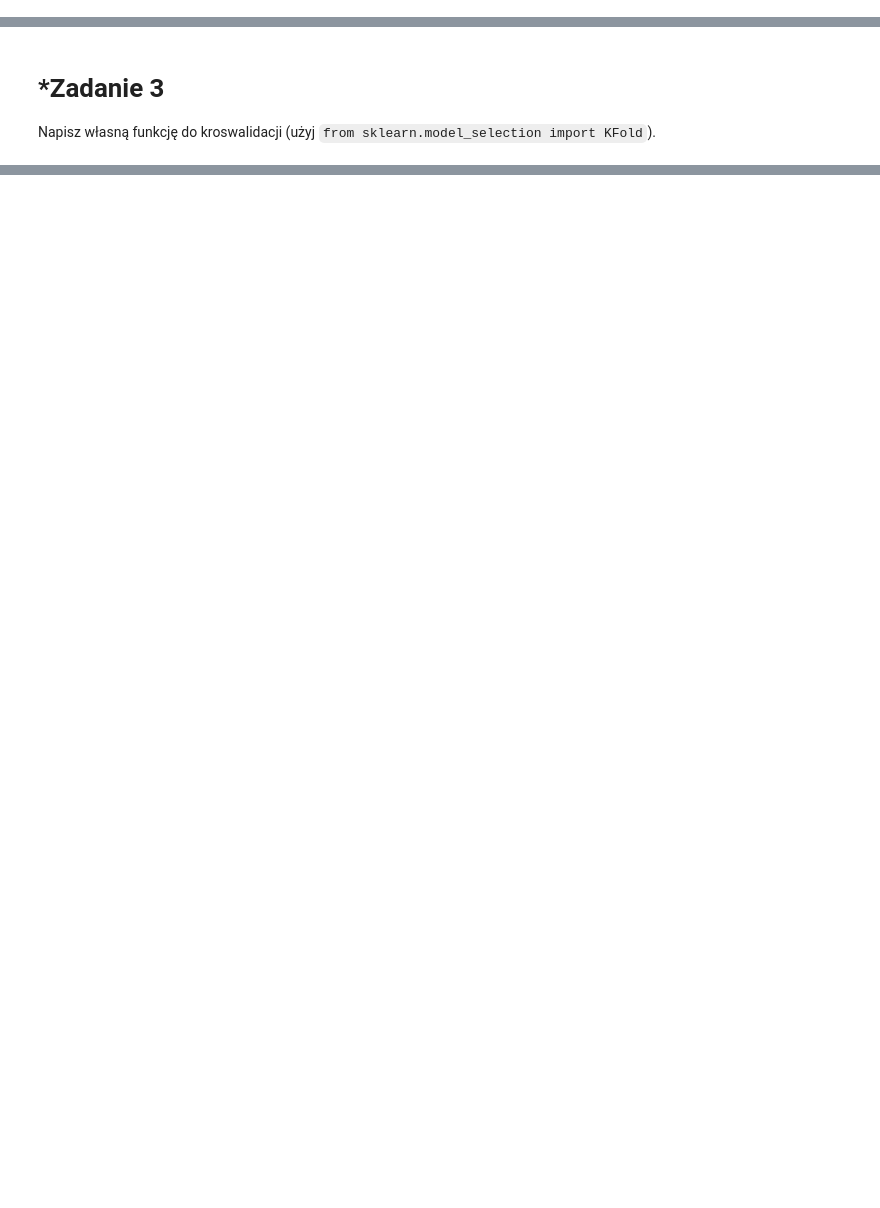
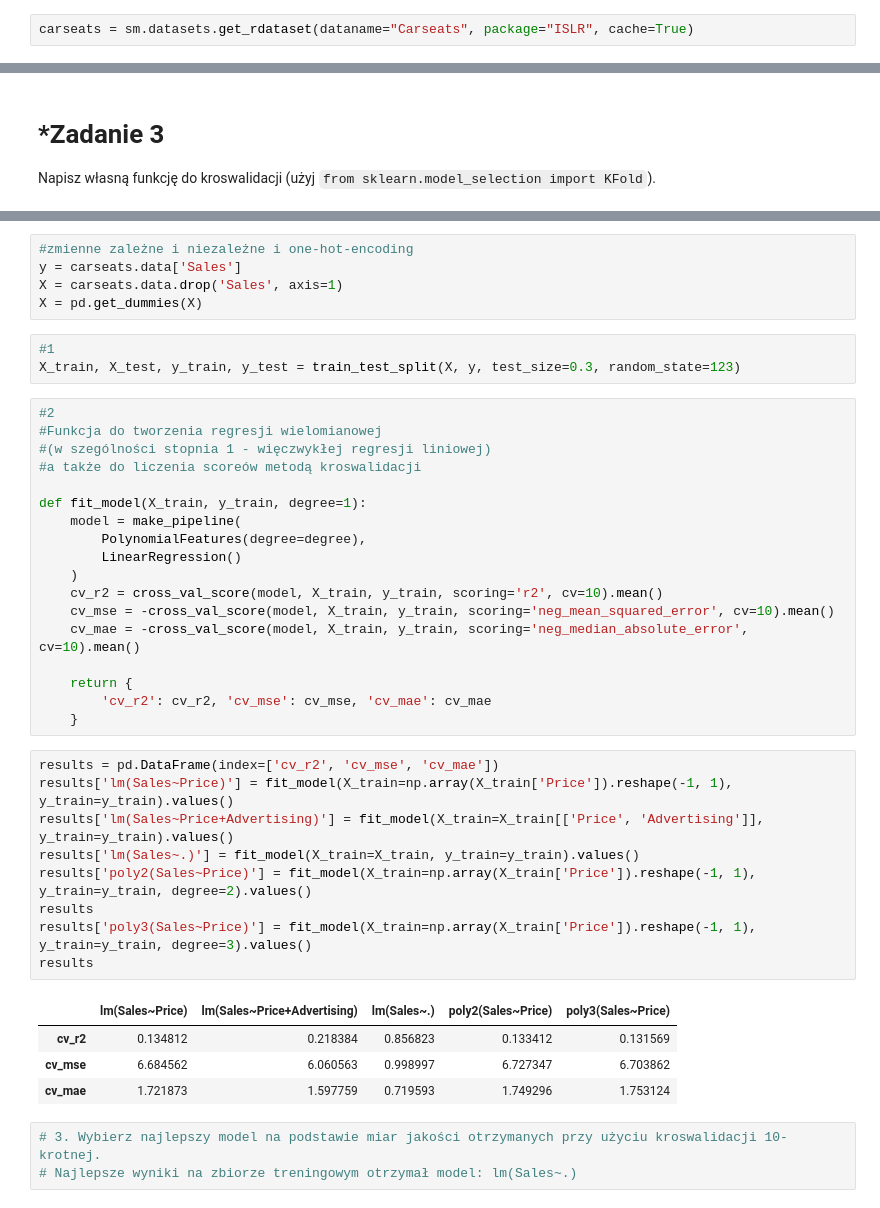
Before and after one commit to mdabrowski-phd/ds250223_regression, a Jupyter notebook: workshops/05_regresja/05_walidacja_modeli.ipynb, the cells around one changed output, grey strips where cells are left out. Cells and saved outputs as stored; diff of their text form; blank space fills up the shorter version.

Commit message:
walidacja_modeli_ost

```diff
--- a/workshops/05_regresja/05_walidacja_modeli.ipynb
+++ b/workshops/05_regresja/05_walidacja_modeli.ipynb
@@ -95,3 +248,5 @@ Wczytaj zbiór `Carseats`, a następnie
 3. Sprawdź jakość predykcji. Na podstawie nauczonego modelu na części treningowej, dokonaj predykcji wartość `Sales` dla wartości ze zbioru testowego. Porównaj jakość dopasowania z jakością predykcji.
 # %%
 from sklearn.model_selection import cross_val_score, train_test_split
+# %%
+carseats = sm.datasets.get_rdataset(dataname="Carseats", package="ISLR", cache=True)
@@ -123,3 +363,46 @@ e) wielomianowej stopnia 3 dla zmiennej `Price`;
 3. Wybierz najlepszy model na podstawie miar jakości otrzymanych przy użyciu kroswalidacji 10-krotnej.
 
 4. Dla najlepszego modelu dokonaj predykcji na zbiorze testowy. Wyznacz jakość predykcji.
+# %%
+#zmienne zależne i niezależne i one-hot-encoding
+y = carseats.data['Sales']
+X = carseats.data.drop('Sales', axis=1)
+X = pd.get_dummies(X)
+# %%
+#1
+X_train, X_test, y_train, y_test = train_test_split(X, y, test_size=0.3, random_state=123)
+# %%
+#2
+#Funkcja do tworzenia regresji wielomianowej
+#(w szególności stopnia 1 - więczwykłej regresji liniowej)
+#a także do liczenia scoreów metodą kroswalidacji
+
+def fit_model(X_train, y_train, degree=1):
+    model = make_pipeline(
+        PolynomialFeatures(degree=degree),
+        LinearRegression()
+    )
+    cv_r2 = cross_val_score(model, X_train, y_train, scoring='r2', cv=10).mean()
+    cv_mse = -cross_val_score(model, X_train, y_train, scoring='neg_mean_squared_error', cv=10).mean()
+    cv_mae = -cross_val_score(model, X_train, y_train, scoring='neg_median_absolute_error', cv=10).mean()
+
+    return {
+        'cv_r2': cv_r2, 'cv_mse': cv_mse, 'cv_mae': cv_mae
+    }
+# %%
+results = pd.DataFrame(index=['cv_r2', 'cv_mse', 'cv_mae'])
+results['lm(Sales~Price)'] = fit_model(X_train=np.array(X_train['Price']).reshape(-1, 1), y_train=y_train).values()
+results['lm(Sales~Price+Advertising)'] = fit_model(X_train=X_train[['Price', 'Advertising']], y_train=y_train).values()
+results['lm(Sales~.)'] = fit_model(X_train=X_train, y_train=y_train).values()
+results['poly2(Sales~Price)'] = fit_model(X_train=np.array(X_train['Price']).reshape(-1, 1), y_train=y_train, degree=2).values()
+results
+results['poly3(Sales~Price)'] = fit_model(X_train=np.array(X_train['Price']).reshape(-1, 1), y_train=y_train, degree=3).values()
+results
+# %% [output]
+|  | lm(Sales~Price) | lm(Sales~Price+Advertising) | lm(Sales~.) | poly2(Sales~Price) | poly3(Sales~Price) |
+| cv_r2 | 0.134812 | 0.218384 | 0.856823 | 0.133412 | 0.131569 |
+| cv_mse | 6.684562 | 6.060563 | 0.998997 | 6.727347 | 6.703862 |
+| cv_mae | 1.721873 | 1.597759 | 0.719593 | 1.749296 | 1.753124 |
+# %%
+# 3. Wybierz najlepszy model na podstawie miar jakości otrzymanych przy użyciu kroswalidacji 10-krotnej.
+# Najlepsze wyniki na zbiorze treningowym otrzymał model: lm(Sales~.)
```
Also changed, not shown: parts of 24 cells of this notebook.
